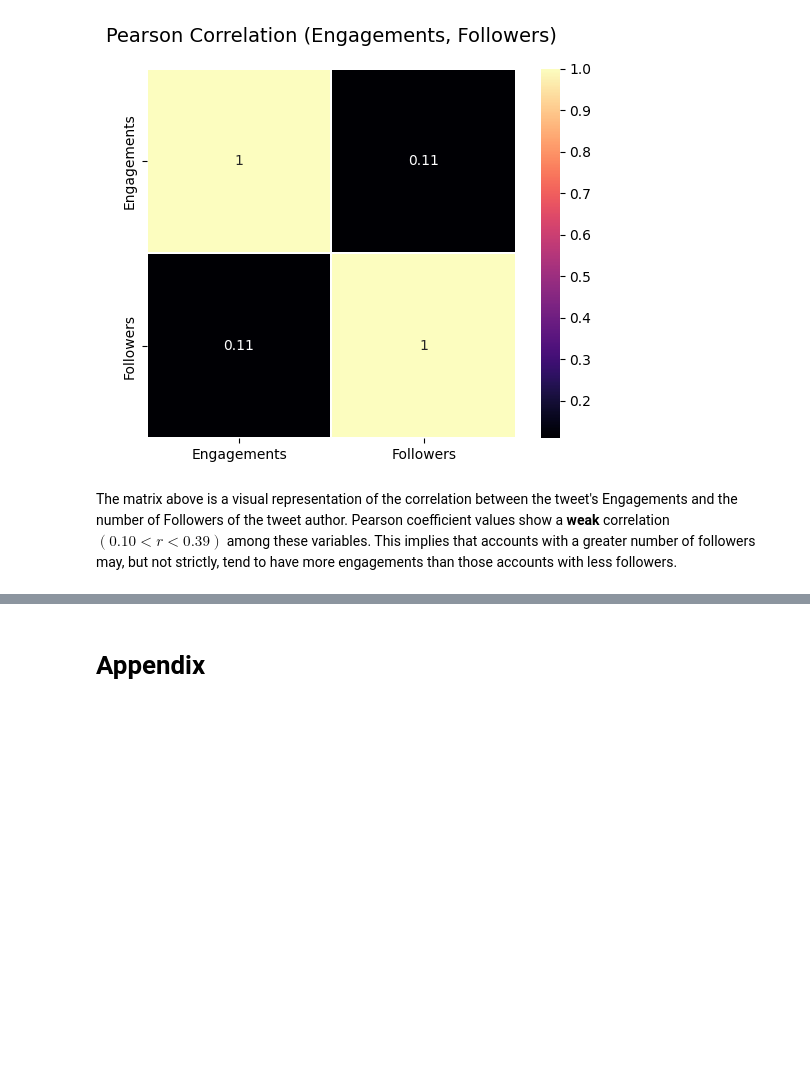
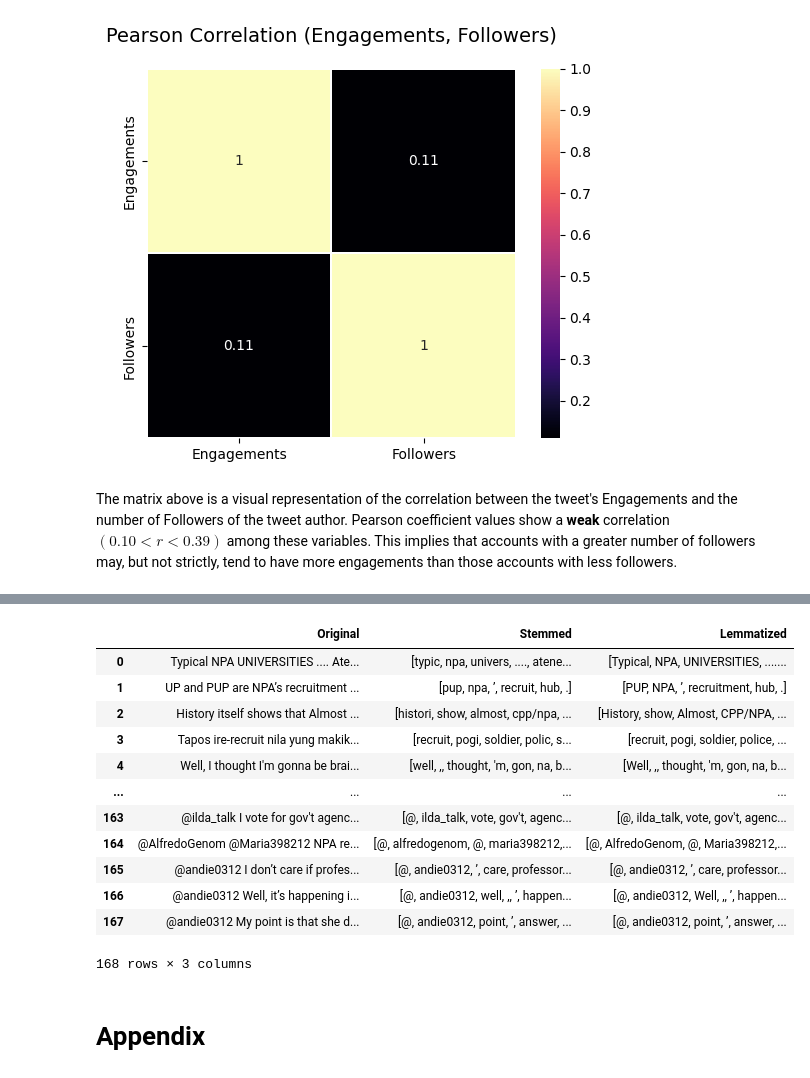
Before and after one commit to ShiroeLH/CS-132-PH-Twitter-Mis-Disinformation-Analysis, a Jupyter notebook: analysis/analysis.ipynb, the cells around one changed output, grey strips where cells are left out. Saved outputs shown, nothing was run; the diff lists cells and outputs as text; code cells hidden in the pictures; blank space fills up the shorter version.

```diff
--- a/analysis/analysis.ipynb
+++ b/analysis/analysis.ipynb
@@ -979,0 +1038,9 @@ The matrix above is a visual representation of the correlation between the tweet
+# %%
+
+from nltk.corpus import stopwords
+from nltk.tokenize import word_tokenize
+from googletrans import Translator
+
+translator = Translator()
+texts_en = texts.apply(translator.translate)
+texts_en
@@ -979,0 +1049,9 @@ The matrix above is a visual representation of the correlation between the tweet
+# %%
+texts_en = pd.DataFrame({
+    'Tweet' : [elem.text for elem in texts_en]
+})
+# %%
+texts_tok = [word_tokenize(text) for text in texts_en['Tweet']]
+texts_filtered = [[word for word in tok if word.lower() not in stopwords.words('english')] for tok in texts_tok]
+texts_joined = [' '.join(filt) for filt in texts_filtered]
+texts_joined
@@ -980,3 +1076,50 @@ The matrix above is a visual representation of the correlation between the tweet
+# %%
+from nltk.stem import PorterStemmer, WordNetLemmatizer
+
+# Initialize the stemmer and lemmatizer
+stemmer = PorterStemmer()
+lemmatizer = WordNetLemmatizer()
+
+texts_stem, texts_lem = [], []
+
+def stem_lem(text):
+  words = text.split()
+
+  # Stem each word
+  stemmed_words = [stemmer.stem(word) for word in words]
+
+  # Lemmatize each word
+  lemmatized_words = [lemmatizer.lemmatize(word) for word in words]
+
+  # Return the stemmed and lemmatized words as a tuple
+  texts_stem.append(stemmed_words)
+  texts_lem.append(lemmatized_words)
+
+  return (stemmed_words, lemmatized_words)
+
+# Process each text in the array
+processed_texts = [stem_lem(t) for t in texts_joined]
+df_sl = pd.DataFrame({
+  'Original' : df_clean['Tweet'],
+  'Stemmed'  : texts_stem,
+  'Lemmatized' : texts_lem,
+})
+
+df_sl
+# %% [output]
+|  | Original | Stemmed | Lemmatized |
+| 0 | Typical NPA UNIVERSITIES .... Ate... | [typic, npa, univers, ...., atene... | [Typical, NPA, UNIVERSITIES, ....... |
+| 1 | UP and PUP are NPA’s recruitment ... | [pup, npa, ’, recruit, hub, .] | [PUP, NPA, ’, recruitment, hub, .] |
+| 2 | History itself shows that Almost ... | [histori, show, almost, cpp/npa, ... | [History, show, Almost, CPP/NPA, ... |
+| 3 | Tapos ire-recruit nila yung makik... | [recruit, pogi, soldier, polic, s... | [recruit, pogi, soldier, police, ... |
+| 4 | Well, I thought I'm gonna be brai... | [well, ,, thought, 'm, gon, na, b... | [Well, ,, thought, 'm, gon, na, b... |
+| ... | ... | ... | ... |
+| 163 | @ilda_talk I vote for gov't agenc... | [@, ilda_talk, vote, gov't, agenc... | [@, ilda_talk, vote, gov't, agenc... |
+| 164 | @AlfredoGenom @Maria398212 NPA re... | [@, alfredogenom, @, maria398212,... | [@, AlfredoGenom, @, Maria398212,... |
+| 165 | @andie0312 I don’t care if profes... | [@, andie0312, ’, care, professor... | [@, andie0312, ’, care, professor... |
+| 166 | @andie0312 Well, it’s happening i... | [@, andie0312, well, ,, ’, happen... | [@, andie0312, Well, ,, ’, happen... |
+| 167 | @andie0312 My point is that she d... | [@, andie0312, point, ’, answer, ... | [@, andie0312, point, ’, answer, ... |
+168 rows × 3 columns
 # %% [markdown]
 # Appendix
 # %% [markdown]
```
Also changed, not shown: parts of 10 cells of this notebook.
